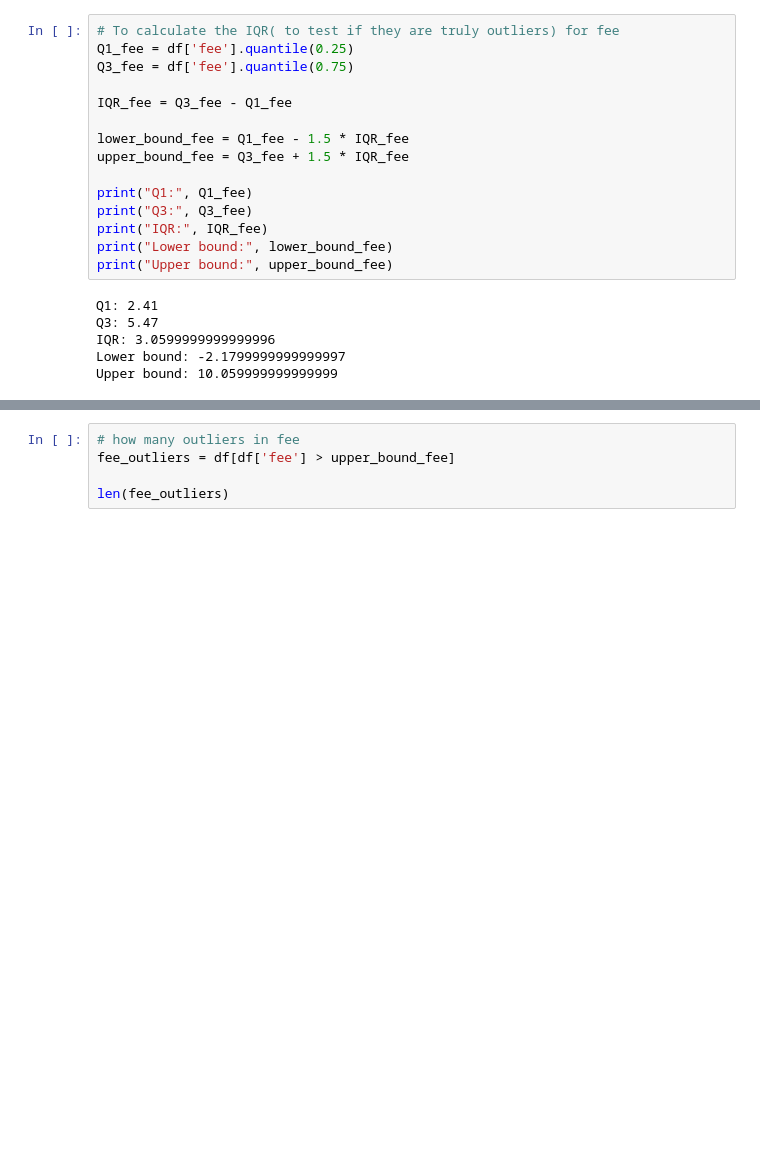
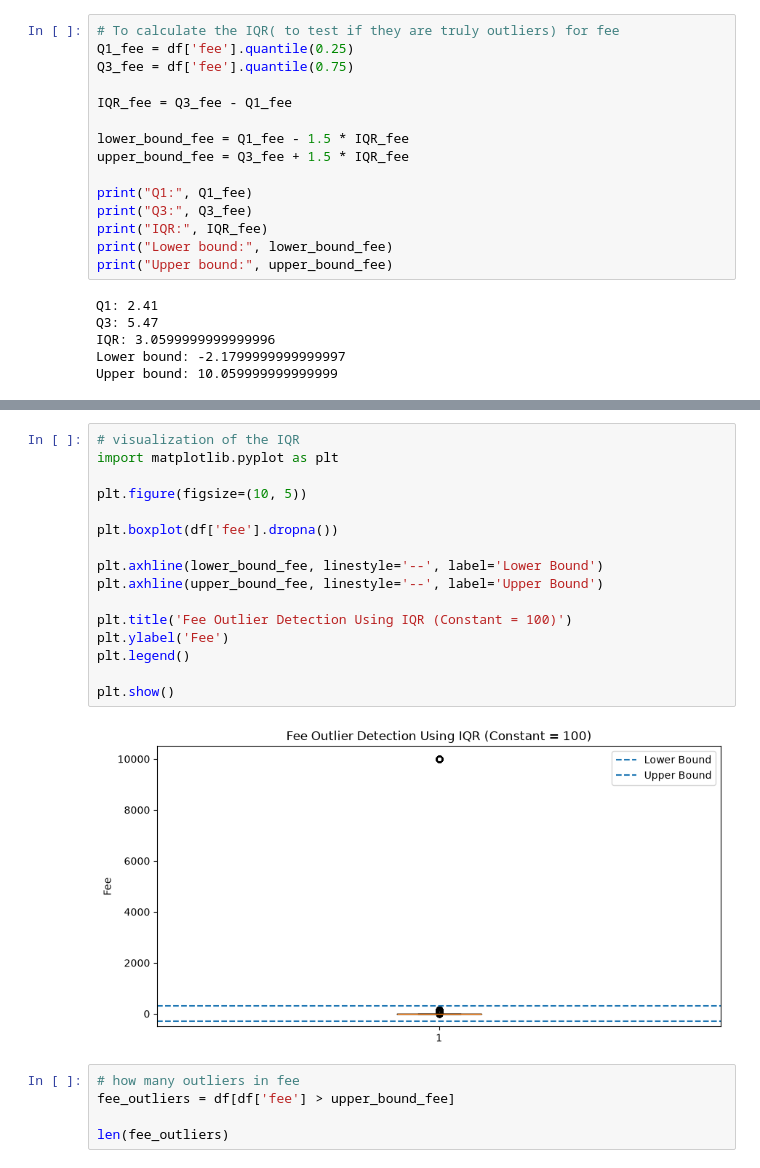
Before and after one commit to fattyabdulkarim/fraud-detection, a Jupyter notebook: Notebook/EDA.ipynb, the cells around one changed output, grey strips where cells are left out. Cells and saved outputs as stored; diff of their text form; blank space fills up the shorter version.

```diff
--- a/Notebook/EDA.ipynb
+++ b/Notebook/EDA.ipynb
@@ -414,3 +453,21 @@ Upper bound: 10.059999999999999
+# %%
+# visualization of the IQR
+import matplotlib.pyplot as plt
+
+plt.figure(figsize=(10, 5))
+
+plt.boxplot(df['fee'].dropna())
+
+plt.axhline(lower_bound_fee, linestyle='--', label='Lower Bound')
+plt.axhline(upper_bound_fee, linestyle='--', label='Upper Bound')
+
+plt.title('Fee Outlier Detection Using IQR (Constant = 100)')
+plt.ylabel('Fee')
+plt.legend()
+
+plt.show()
+# %% [output]
+[figure, added]
 # %%
 # how many outliers in fee
 fee_outliers = df[df['fee'] > upper_bound_fee]
```
Also changed, not shown: parts of 23 cells of this notebook, 1 other file.
